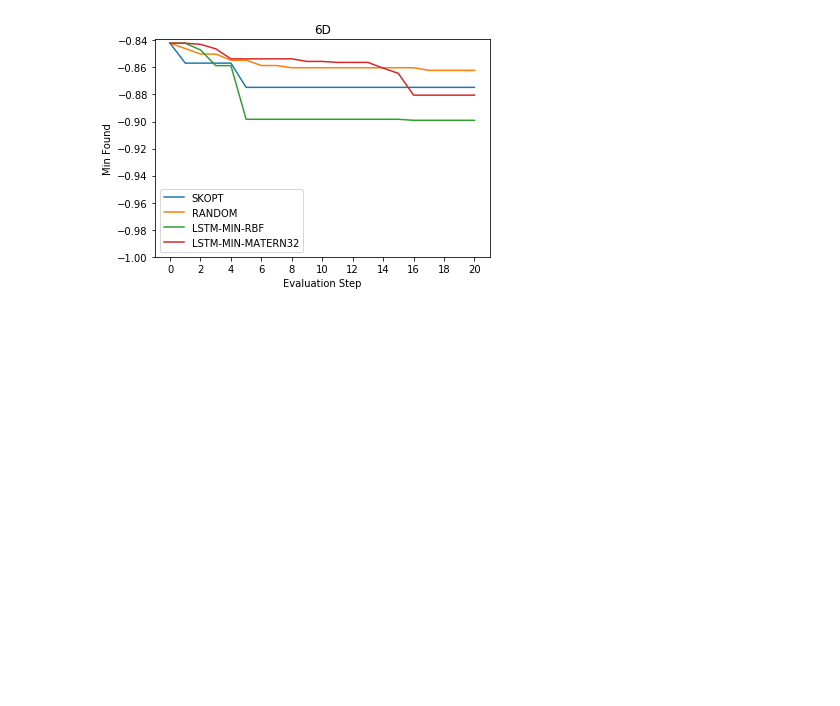
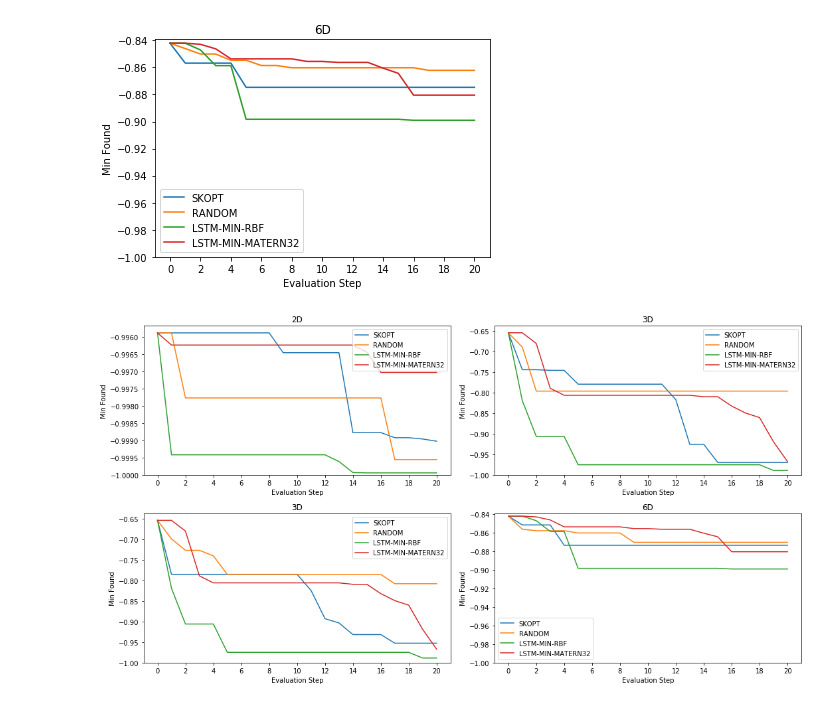
Before and after one commit to p16i/blackbox-optimization-using-rnns, a Jupyter notebook: compare-minimum-value-benchmark-functions.ipynb, the cells around one changed output. Drawn from its saved outputs; the diff is of its cells as text; code cells hidden in the pictures; blank space fills up the shorter version.

```diff
--- a/compare-minimum-value-benchmark-functions.ipynb
+++ b/compare-minimum-value-benchmark-functions.ipynb
@@ -123,3 +123,13 @@ plot_for_dim(3)
 plot_for_dim(6)
 # %% [output]
 [figure]
+# %%
+count = 0
+plt.figure(figsize=(15,4*2))
+for d in [2,3,3,6]:
+    plt.subplot(2,2,count + 1 )
+    plot_for_dim(d)
+    count = count + 1
+plt.tight_layout()
+# %% [output]
+[figure, added]
```
Also changed, not shown: 6 other files.
